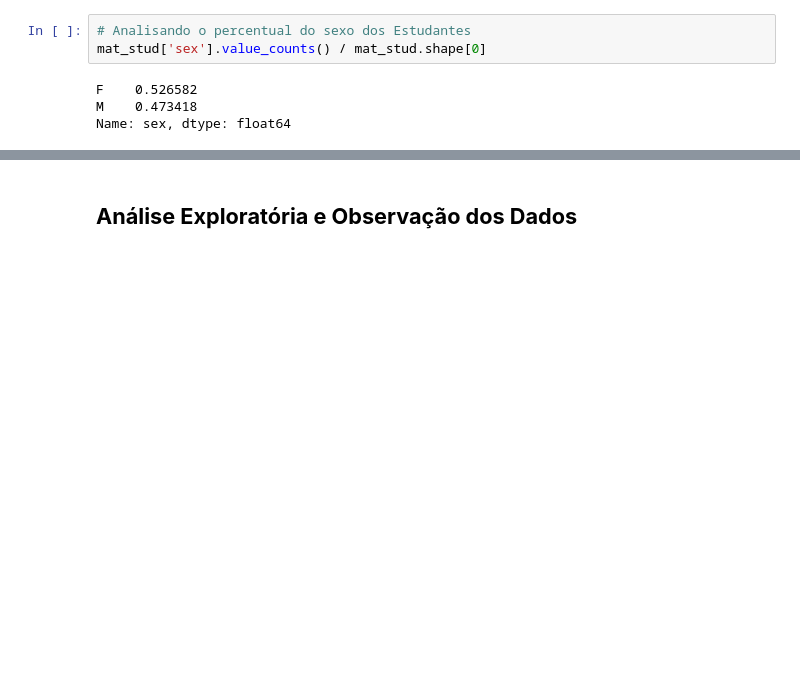
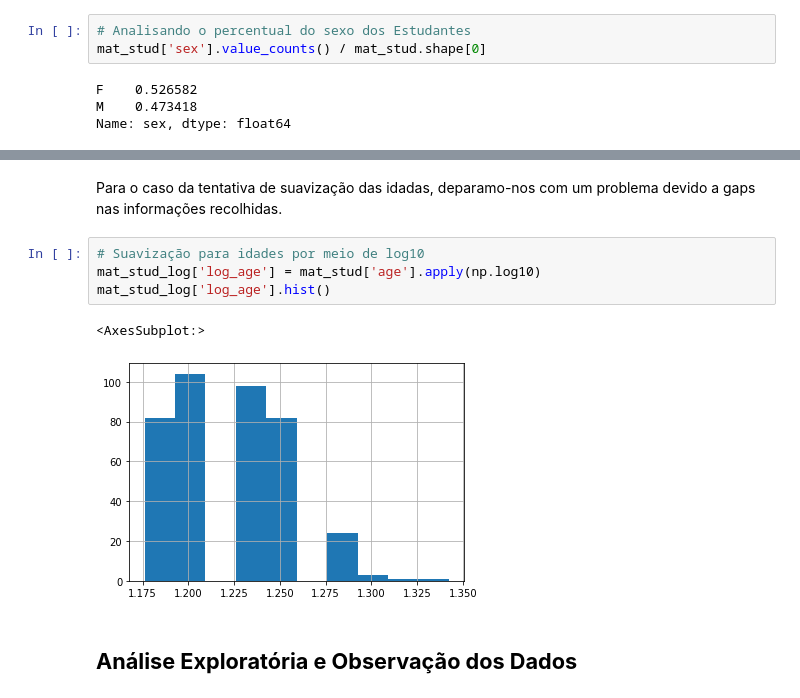
Before and after one commit to danielmacedodc/Analise-de-Dados_CIn, a Jupyter notebook: Projeto - Análise de Dados - Daniel Macedo.ipynb, the cells around one changed output, grey strips where cells are left out. Cells and saved outputs as stored; diff of their text form; blank space fills up the shorter version.

```diff
--- a/Projeto - Análise de Dados - Daniel Macedo.ipynb
+++ b/Projeto - Análise de Dados - Daniel Macedo.ipynb
@@ -317,3 +385,12 @@ plt.show()
+# %% [markdown]
+Para o caso da tentativa de suavização das idadas, deparamo-nos com um problema devido a gaps nas informações recolhidas.
+# %%
+# Suavização para idades por meio de log10
+mat_stud_log['log_age'] = mat_stud['age'].apply(np.log10)
+mat_stud_log['log_age'].hist()
+# %% [output]
+<AxesSubplot:>
+[figure, added]
 # %% [markdown]
 ## **Análise Exploratória e Observação dos Dados**
 # %%
```
Also changed, not shown: parts of 12 cells of this notebook.
